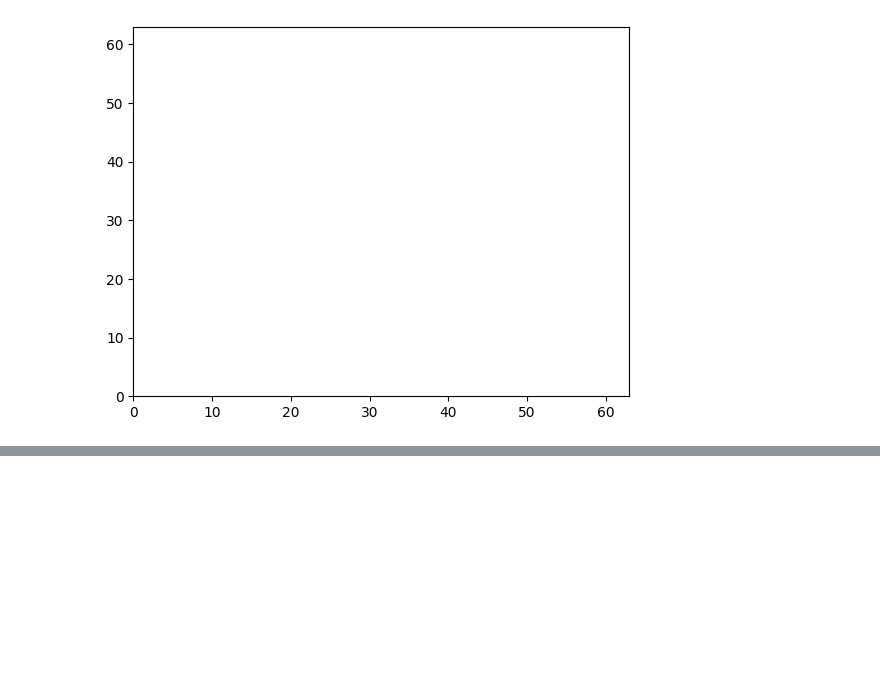
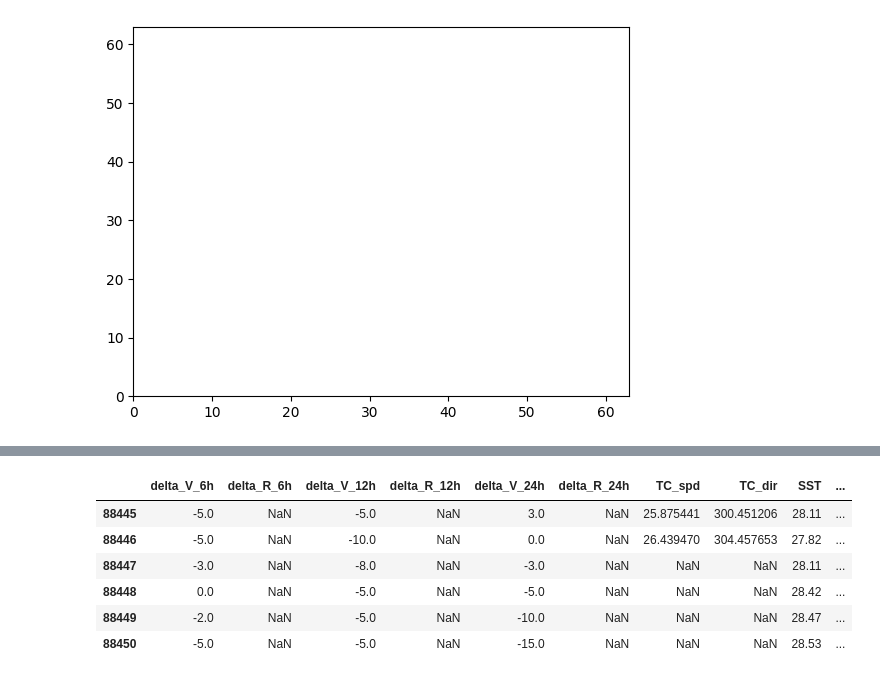
Before and after one commit to kuoyute/TCRI_reanalysis, a Jupyter notebook: notebook/predict_with_TCRI.ipynb, the cells around one changed output, grey strips where cells are left out. Cells and saved outputs as stored; diff of their text form; code cells hidden in the pictures; blank space fills up the shorter version.

```diff
--- a/notebook/predict_with_TCRI.ipynb
+++ b/notebook/predict_with_TCRI.ipynb
@@ -109,0 +122,10 @@ plt.contourf(tmp, levels=np.linspace(200,280))
+# %%
+df.iloc[88439+6:88440+25,15:30]
+# %% [output]
+|  | delta_V_6h | delta_R_6h | delta_V_12h | delta_R_12h | delta_V_24h | delta_R_24h | TC_spd | TC_dir | SST | ... |
+| 88445 | -5.0 | NaN | -5.0 | NaN | 3.0 | NaN | 25.875441 | 300.451206 | 28.11 | ... |
+| 88446 | -5.0 | NaN | -10.0 | NaN | 0.0 | NaN | 26.439470 | 304.457653 | 27.82 | ... |
+| 88447 | -3.0 | NaN | -8.0 | NaN | -3.0 | NaN | NaN | NaN | 28.11 | ... |
+| 88448 | 0.0 | NaN | -5.0 | NaN | -5.0 | NaN | NaN | NaN | 28.42 | ... |
+| 88449 | -2.0 | NaN | -5.0 | NaN | -10.0 | NaN | NaN | NaN | 28.47 | ... |
+| 88450 | -5.0 | NaN | -5.0 | NaN | -15.0 | NaN | NaN | NaN | 28.53 | ... |
```
Also changed, not shown: parts of 11 cells of this notebook, 1 other file.
